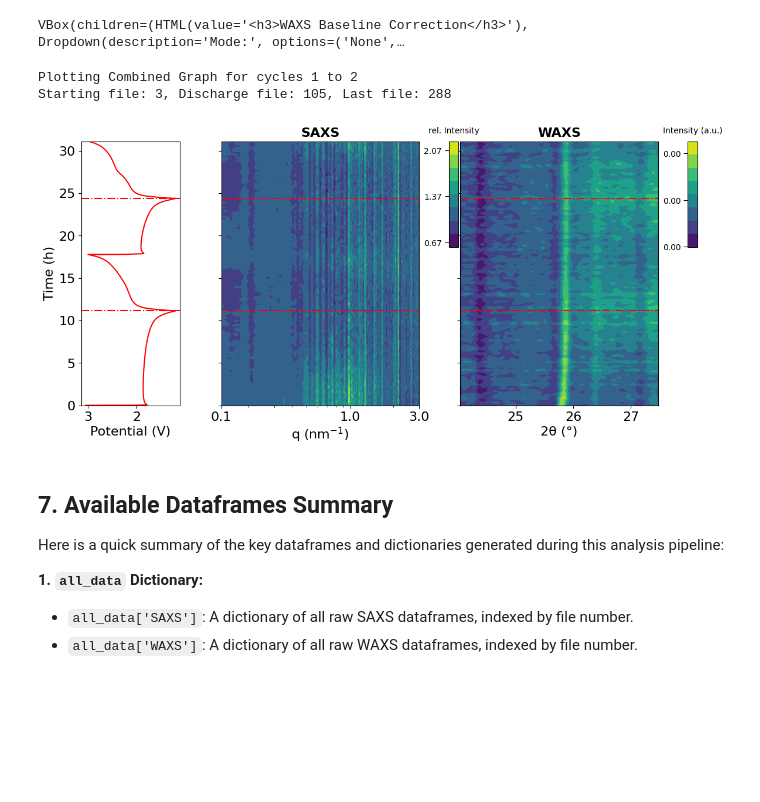
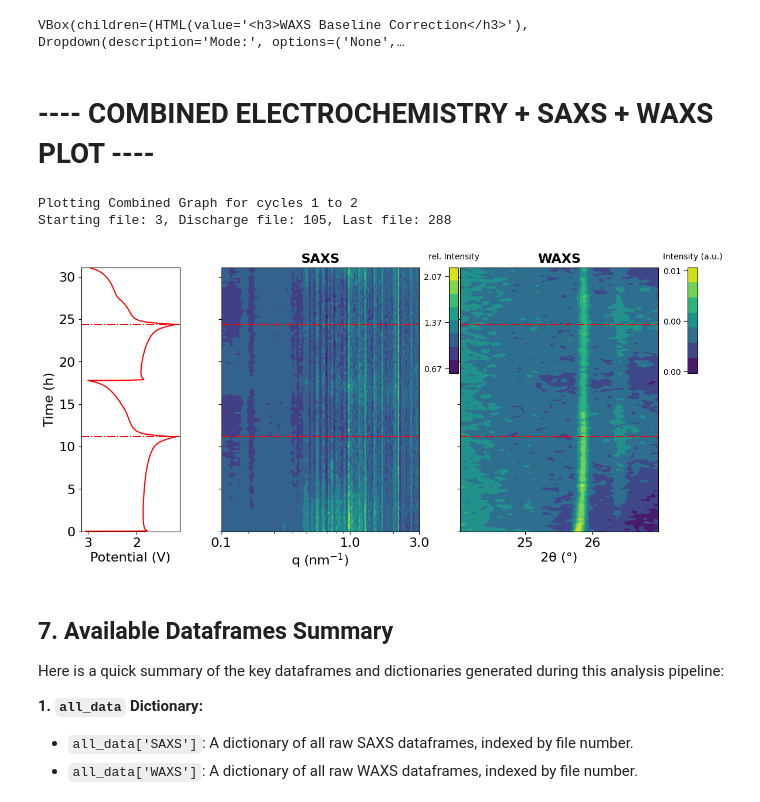
Before and after one commit to PronoyDutta/SAXS_WAXS, a Jupyter notebook: Final_Notebooks/main_analysis.ipynb, the cells around one changed output. Saved outputs shown, nothing was run; the diff lists cells and outputs as text; code cells hidden in the pictures; blank space fills up the shorter version.

```diff
--- a/Final_Notebooks/main_analysis.ipynb
+++ b/Final_Notebooks/main_analysis.ipynb
@@ -448,40 +463,42 @@ form = widgets.VBox([
 display(form)
 # %% [output]
 VBox(children=(HTML(value='<h3>WAXS Baseline Correction</h3>'), Dropdown(description='Mode:', options=('None',…
+# %% [markdown]
+# ---- COMBINED ELECTROCHEMISTRY + SAXS + WAXS PLOT ----
 # %%
-# ---- COMBINED ELECTROCHEMISTRY + SAXS + WAXS PLOT ----
+
 # This single plot shows the electrochemistry curve next to both SAXS and WAXS contour plots
 print(f"Plotting Combined Graph for cycles {starting_cycle} to {end_cycle}")
 print(f"Starting file: {starting_file}, Discharge file: {discharge_file}, Last file: {last_file}")
 
 # You can choose 'side' or 'bottom' for colorbar_position
 combined_contourplot(
     saxs_data_normalization='relative',
     waxs_data_normalization='absolute', # 'relative' or 'absolute'
     saxs_dict=corrected_saxs,
-    waxs_dict=waxs_baseline_corrected_dict,
+    waxs_dict=all_data['WAXS'],
     new_time_dict=all_data['TimeStamps_SAXS'],
     saxs_min_limit=sample_settings['SAXS_Min_Limit'],
     saxs_max_limit=sample_settings['SAXS_Max_Limit'],
     waxs_min_limit=24,
-    waxs_max_limit=27.5,
+    waxs_max_limit=27,
     Normalization_file_saxs=discharge_file, # Set your normalization file for SAXS
     Normalization_file_waxs=starting_file, # Set your normalization file for WAXS
     colorbar_position='side', # Options: 'side', 'bottom'
     inset_colorbar_inside=True,
     starting_file=starting_file,
     last_file=last_file,
     elec_df_2=elec_df_2,
-    y_axis_mode='time', # 'time' or 'capacity'
+    y_axis_mode='capacity', # 'time' or 'capacity'
     # applied_current=0.5, # Required if y_axis_mode='capacity'
     # active_material_mass=2.0, # Required if y_axis_mode='capacity'
     save_plot=False,
     discharge_files=ec_results.get('discharge_saxs_files', None)
 )
 # %% [output]
 Plotting Combined Graph for cycles 1 to 2
 Starting file: 3, Discharge file: 105, Last file: 288
-[figure, old version]
+[figure, new version]
 # %% [markdown]
 ## 7. Available Dataframes Summary
 Here is a quick summary of the key dataframes and dictionaries generated during this analysis pipeline:
```
Also changed, not shown: parts of 4 cells of this notebook, 2 other files.
